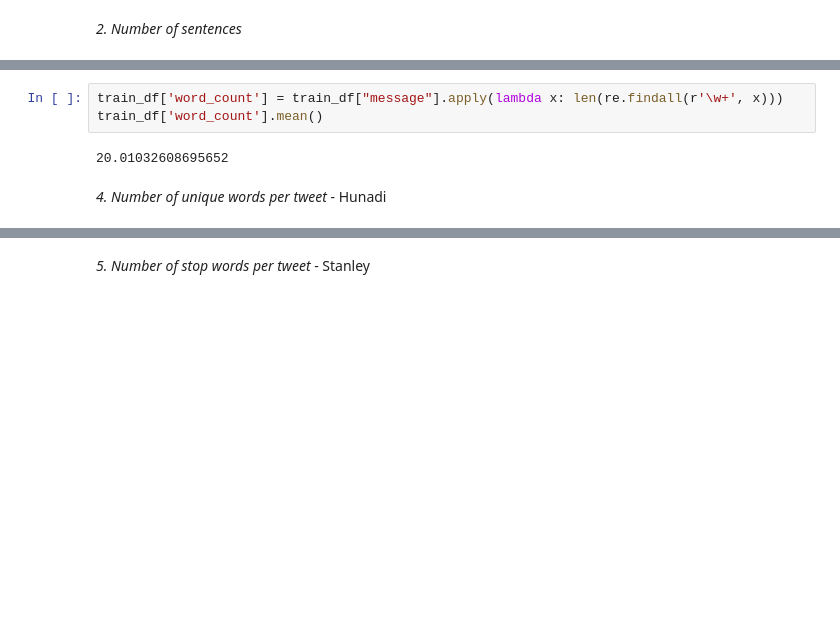
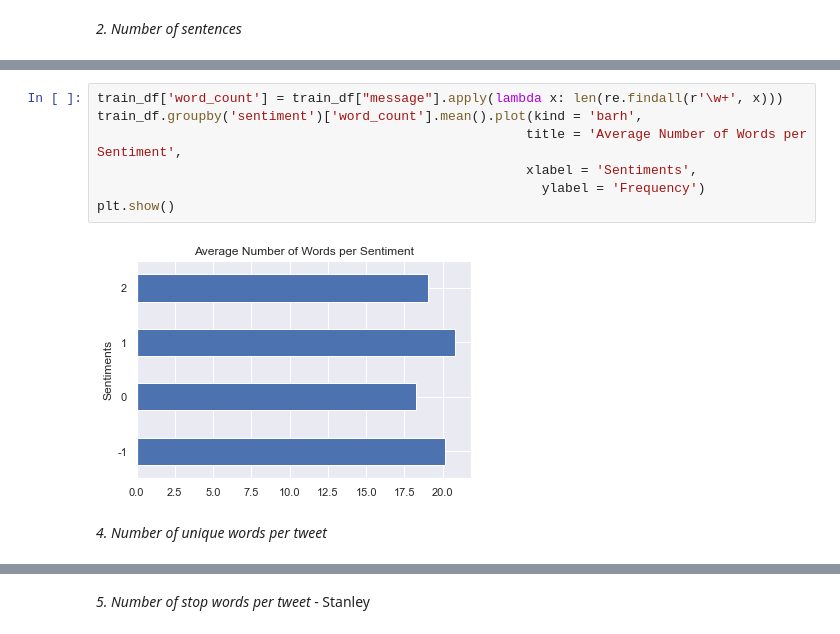
Before and after one commit to JessWN/2110ACDS_T13, a Jupyter notebook: 2110ACDS_T13.ipynb, the cells around one changed output, grey strips where cells are left out. Drawn from its saved outputs; the diff is of its cells as text; blank space fills up the shorter version.

```diff
--- a/2110ACDS_T13.ipynb
+++ b/2110ACDS_T13.ipynb
@@ -774,9 +851,13 @@ _3. Number of words per tweet_ - Unigwe
 # %%
 train_df['word_count'] = train_df["message"].apply(lambda x: len(re.findall(r'\w+', x)))
-train_df['word_count'].mean()
+train_df.groupby('sentiment')['word_count'].mean().plot(kind = 'barh',
+                                                       title = 'Average Number of Words per Sentiment',
+                                                       xlabel = 'Sentiments',
+                                                         ylabel = 'Frequency')
+plt.show()
 # %% [output]
-20.01032608695652
+[figure, added]
 # %% [markdown]
-_4. Number of unique words per tweet_ - Hunadi
+_4. Number of unique words per tweet_
 # %%
 train_df['num_unique'] = train_df["message"].apply(lambda x: len(set(x.lower().split())))
```
Also changed, not shown: parts of 80 cells of this notebook.
